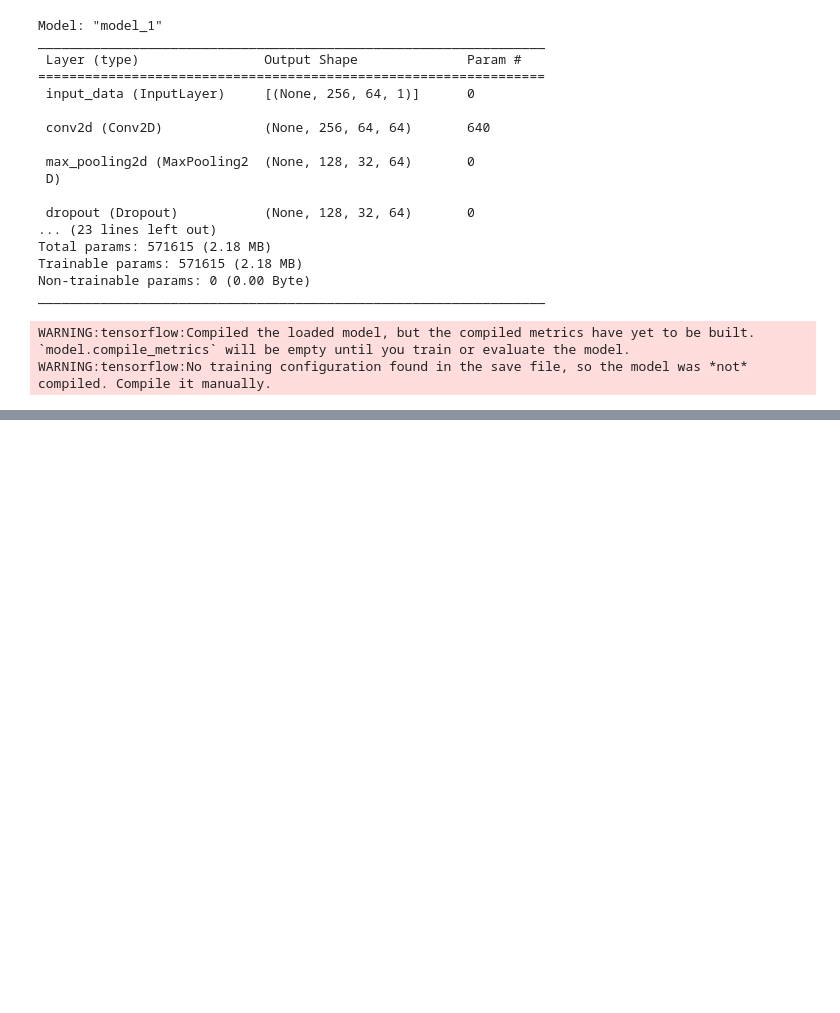
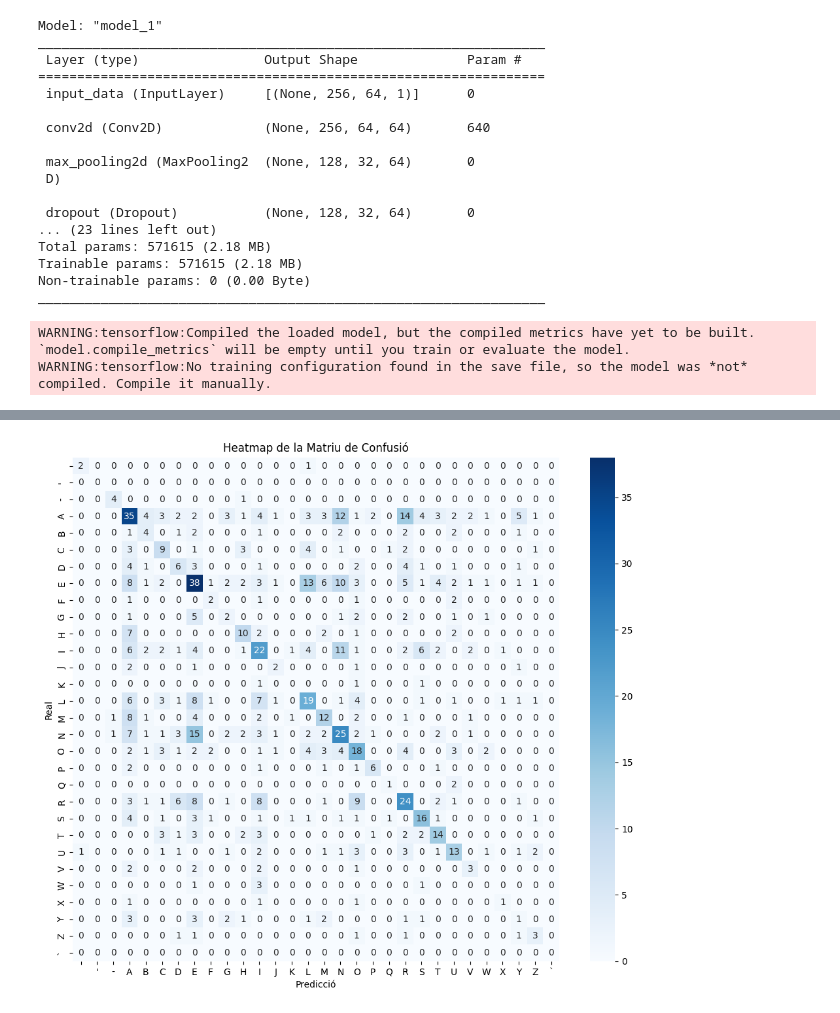
Before and after one commit to DCC-UAB/XNAPproject-grup_06, a Jupyter notebook: code/Models/CNN_v3.ipynb, the cells around one changed output, grey strips where cells are left out. Drawn from its saved outputs; the diff is of its cells as text; code cells hidden in the pictures; blank space fills up the shorter version.

```diff
--- a/code/Models/CNN_v3.ipynb
+++ b/code/Models/CNN_v3.ipynb
@@ -411,10 +411,10 @@ img=img.T
 img=np.expand_dims(img,axis=-1)
 batch_images[0]=img
 x=prediction_model.predict(batch_images)
-pred_texts = decode_batch_predictions(x)
-pred_texts = pred_texts[0]
+pred_texts1 = decode_batch_predictions(x)
+pred_texts1 = pred_texts1[0]
 im=cv2.imread('test_v2/test/TEST_34083.jpg')
 plt.imshow(img)
 plt.imshow(im)
-print('Predicted Text:',pred_texts)
+print('Predicted Text:',pred_texts1)
 # %% [output]
@@ -468,0 +469,24 @@ plt.show()
+# %%
+import seaborn as sns
+import matplotlib.pyplot as plt
+from sklearn.metrics import confusion_matrix
+
+real = [char for label in orig_texts for char in label]
+pred = [char for label in pred_texts for char in label]
+
+#assegura que les dues llistes tinguin la mateixa longitud
+min_length = min(len(real), len(pred))
+real = real[:min_length]
+pred = pred[:min_length]
+
+
+conf_mat = confusion_matrix(real, pred, labels=list(characters))
+
+plt.figure(figsize=(12, 10))
+sns.heatmap(conf_mat, xticklabels=list(characters), yticklabels=list(characters), annot=True, fmt='d', cmap='Blues')
+plt.xlabel('Predicció')
+plt.ylabel('Real')
+plt.title('Heatmap de la Matriu de Confusió')
+plt.show()
+# %% [output]
+[figure, added]
```
Also changed, not shown: parts of 7 cells of this notebook.
